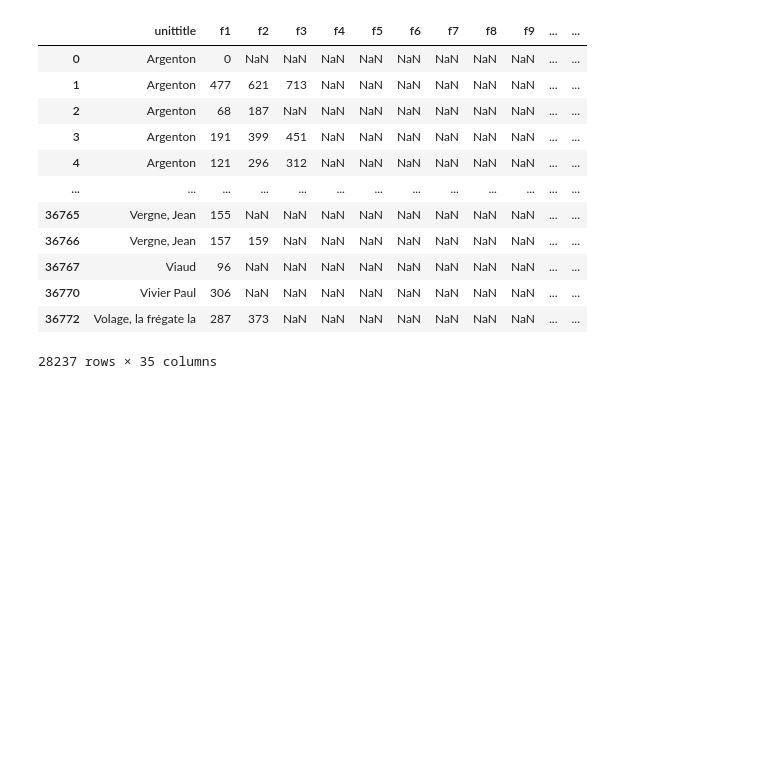
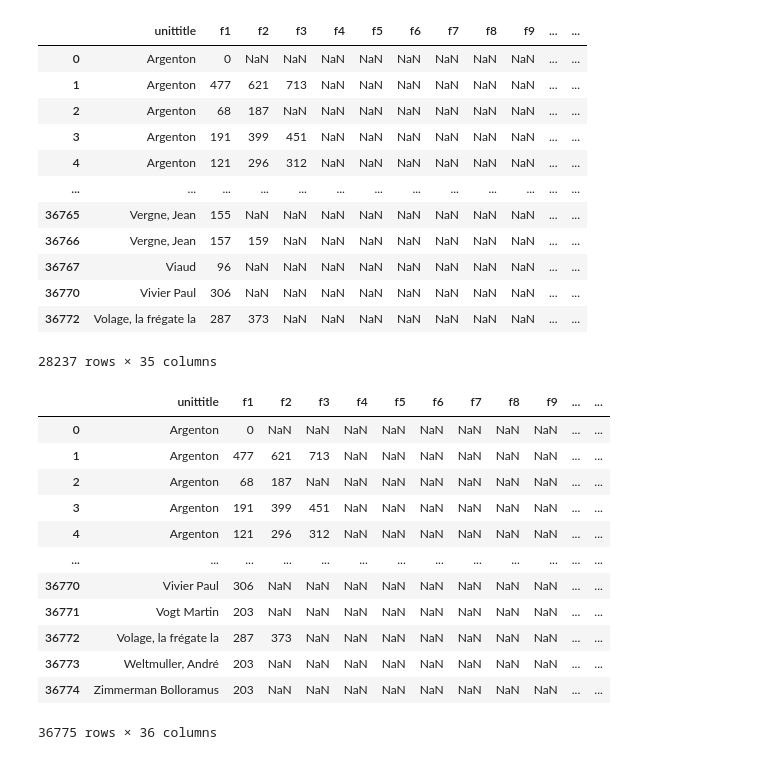
Before and after one commit to the0phil3/projet_ardouin, a Jupyter notebook: xl2sqlite/total_archives.ipynb, the cells around one changed output. Cells and saved outputs as stored; diff of their text form; code cells hidden in the pictures; blank space fills up the shorter version.

```diff
--- a/xl2sqlite/total_archives.ipynb
+++ b/xl2sqlite/total_archives.ipynb
@@ -53,6 +53,22 @@ Archive_concat(total)
 | 36770 | Vivier Paul | 306 | NaN | NaN | NaN | NaN | NaN | NaN | NaN | NaN | ... | ... |
 | 36772 | Volage, la frégate la | 287 | 373 | NaN | NaN | NaN | NaN | NaN | NaN | NaN | ... | ... |
 28237 rows × 35 columns
+# %%
+ArchivesID(total)
+# %% [output]
+|  | unittitle | f1 | f2 | f3 | f4 | f5 | f6 | f7 | f8 | f9 | ... | ... |
+| 0 | Argenton | 0 | NaN | NaN | NaN | NaN | NaN | NaN | NaN | NaN | ... | ... |
+| 1 | Argenton | 477 | 621 | 713 | NaN | NaN | NaN | NaN | NaN | NaN | ... | ... |
+| 2 | Argenton | 68 | 187 | NaN | NaN | NaN | NaN | NaN | NaN | NaN | ... | ... |
+| 3 | Argenton | 191 | 399 | 451 | NaN | NaN | NaN | NaN | NaN | NaN | ... | ... |
+| 4 | Argenton | 121 | 296 | 312 | NaN | NaN | NaN | NaN | NaN | NaN | ... | ... |
+| ... | ... | ... | ... | ... | ... | ... | ... | ... | ... | ... | ... | ... |
+| 36770 | Vivier Paul | 306 | NaN | NaN | NaN | NaN | NaN | NaN | NaN | NaN | ... | ... |
+| 36771 | Vogt Martin | 203 | NaN | NaN | NaN | NaN | NaN | NaN | NaN | NaN | ... | ... |
+| 36772 | Volage, la frégate la | 287 | 373 | NaN | NaN | NaN | NaN | NaN | NaN | NaN | ... | ... |
+| 36773 | Weltmuller, André | 203 | NaN | NaN | NaN | NaN | NaN | NaN | NaN | NaN | ... | ... |
+| 36774 | Zimmerman Bolloramus | 203 | NaN | NaN | NaN | NaN | NaN | NaN | NaN | NaN | ... | ... |
+36775 rows × 36 columns
 # %%
 total.to_csv('/Users/Theo/dev/projet_ardouin/xl2sqlite/output/archives_table.csv', index=False)
 # %%
```
Also changed, not shown: 7 other files.
